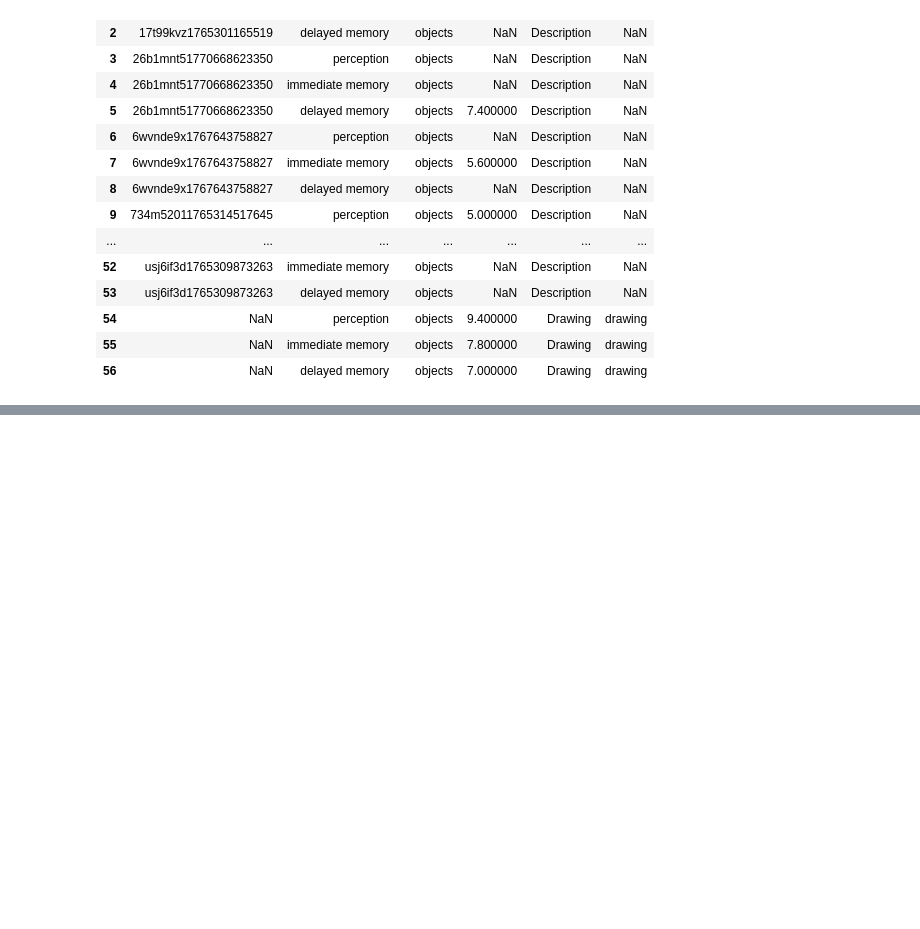
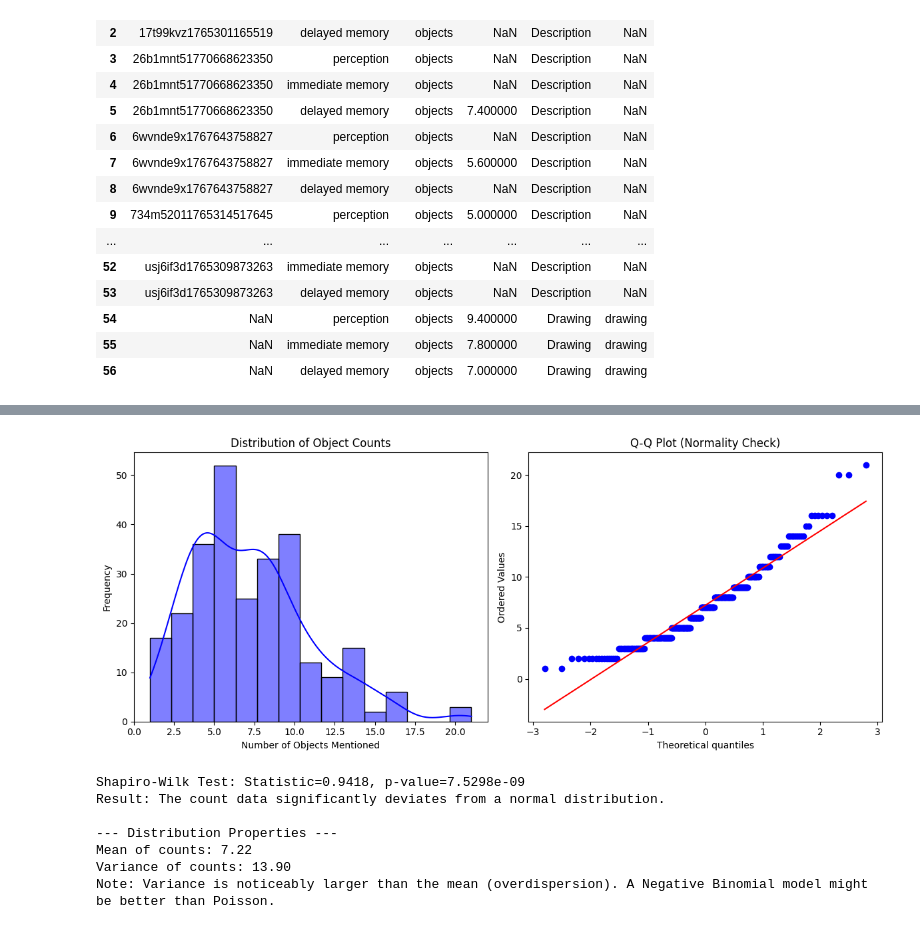
Before and after one commit to AnatKordon/Imagination_in_translation, a Jupyter notebook: analysis/nlp_analysis/comparing_conditions.ipynb, the cells around one changed output, grey strips where cells are left out. Cells and saved outputs as stored; diff of their text form; code cells hidden in the pictures; blank space fills up the shorter version.

```diff
--- a/analysis/nlp_analysis/comparing_conditions.ipynb
+++ b/analysis/nlp_analysis/comparing_conditions.ipynb
@@ -651,0 +674,52 @@ plt.show()
+# %%
+
+# 1. Filter for the 'objects' category and isolate the counts
+objects_data = long[long['category'] == 'objects'].copy()
+counts = objects_data['count']
+
+# 2. Visual Check: Histogram & Density Plot
+plt.figure(figsize=(12, 5))
+
+plt.subplot(1, 2, 1)
+sns.histplot(counts, kde=True, bins=15, color='blue')
+plt.title('Distribution of Object Counts')
+plt.xlabel('Number of Objects Mentioned')
+plt.ylabel('Frequency')
+
+# 3. Visual Check: Q-Q Plot
+plt.subplot(1, 2, 2)
+stats.probplot(counts, dist="norm", plot=plt)
+plt.title('Q-Q Plot (Normality Check)')
+
+plt.tight_layout()
+plt.show()
+
+# 4. Statistical Check: Shapiro-Wilk Test for Normality
+stat, p_value = stats.shapiro(counts)
+print(f"Shapiro-Wilk Test: Statistic={stat:.4f}, p-value={p_value:.4e}")
+if p_value < 0.05:
+    print("Result: The count data significantly deviates from a normal distribution.")
+else:
+    print("Result: The count data looks roughly normal.")
+
+# 5. Check for Poisson vs. Negative Binomial
+mean_count = counts.mean()
+var_count = counts.var()
+
+print("\n--- Distribution Properties ---")
+print(f"Mean of counts: {mean_count:.2f}")
+print(f"Variance of counts: {var_count:.2f}")
+
+if var_count > (mean_count * 1.5):
+    print("Note: Variance is noticeably larger than the mean (overdispersion). A Negative Binomial model might be better than Poisson.")
+else:
+    print("Note: Mean and Variance are relatively close. A Poisson model is likely appropriate.")
+# %% [output]
+[figure, added]
+Shapiro-Wilk Test: Statistic=0.9418, p-value=7.5298e-09
+Result: The count data significantly deviates from a normal distribution.
+
+--- Distribution Properties ---
+Mean of counts: 7.22
+Variance of counts: 13.90
+Note: Variance is noticeably larger than the mean (overdispersion). A Negative Binomial model might be better than Poisson.
```
Also changed, not shown: parts of 18 cells of this notebook, 9 other files.
